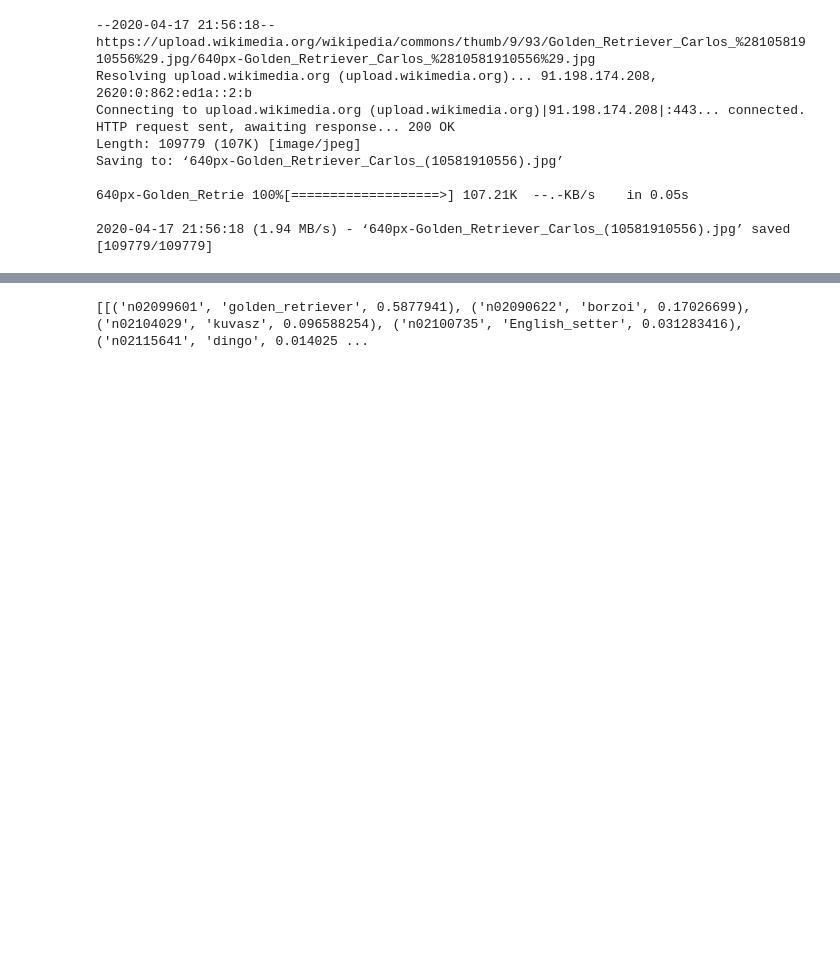
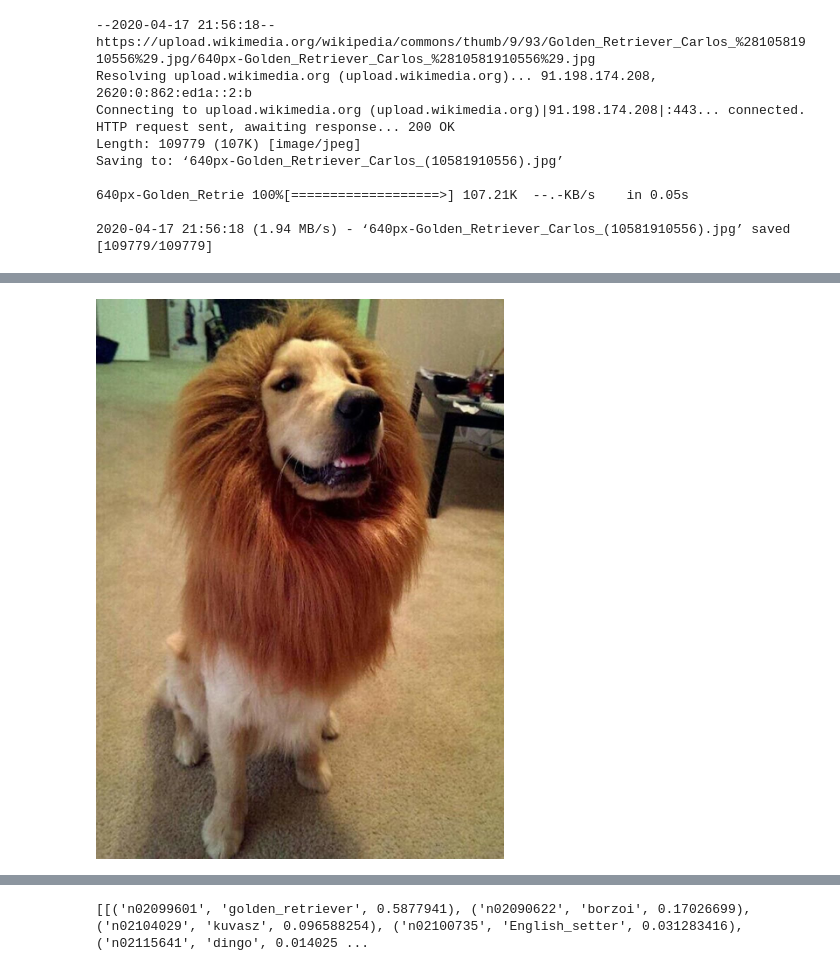
Before and after one commit to bgrt/exercise-students-2020, a Jupyter notebook: 08_DeepLearning/08_DeepLearning.ipynb, the cells around one changed output, grey strips where cells are left out. Cells and saved outputs as stored; diff of their text form; code cells hidden in the pictures; blank space fills up the shorter version.

```diff
--- a/08_DeepLearning/08_DeepLearning.ipynb
+++ b/08_DeepLearning/08_DeepLearning.ipynb
@@ -184,2 +193,6 @@ Saving to: ‘67897dd836e291a90e46684795894801.jpg’
+# %%
+Image("67897dd836e291a90e46684795894801.jpg")
+# %% [output]
+[figure, added]
 # %%
 #pretzel
```
Also changed, not shown: parts of 6 cells of this notebook.
